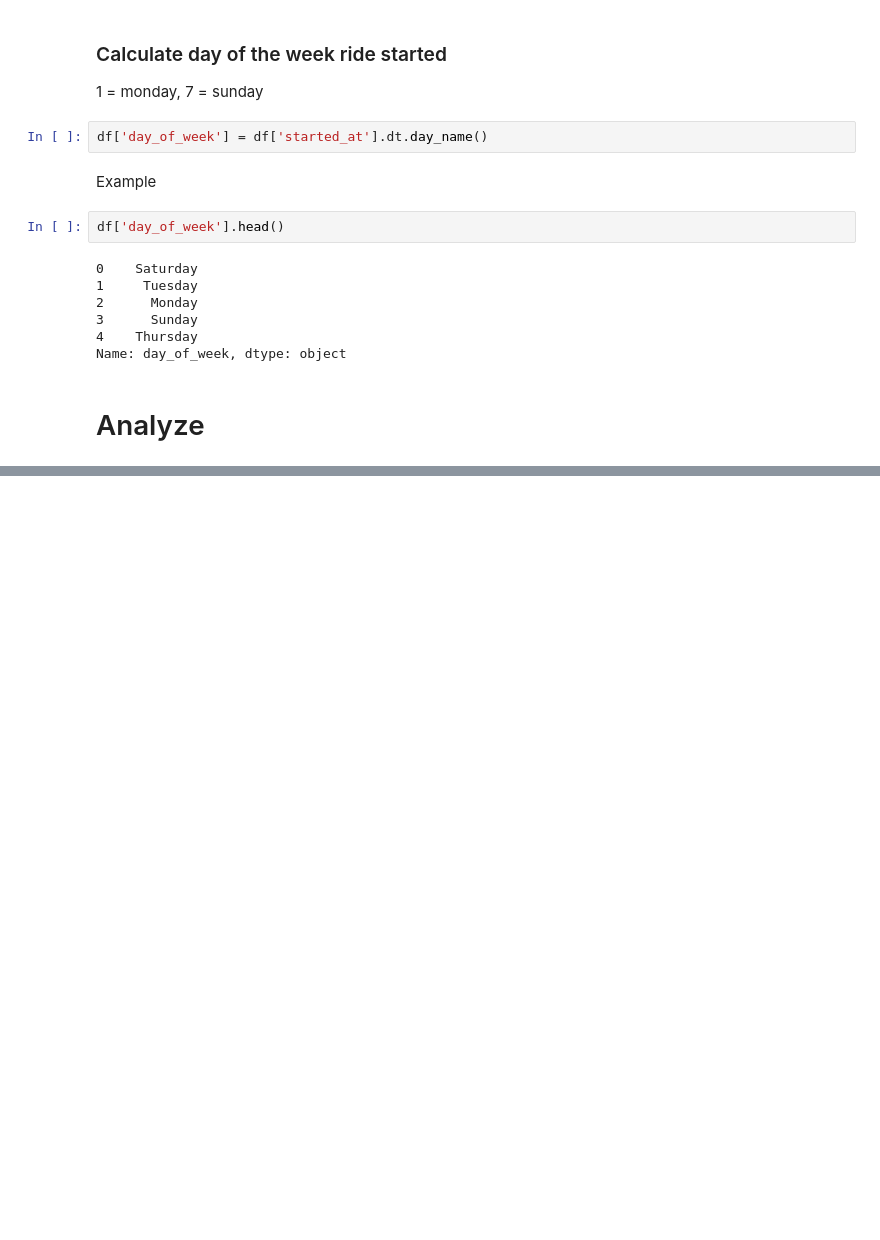
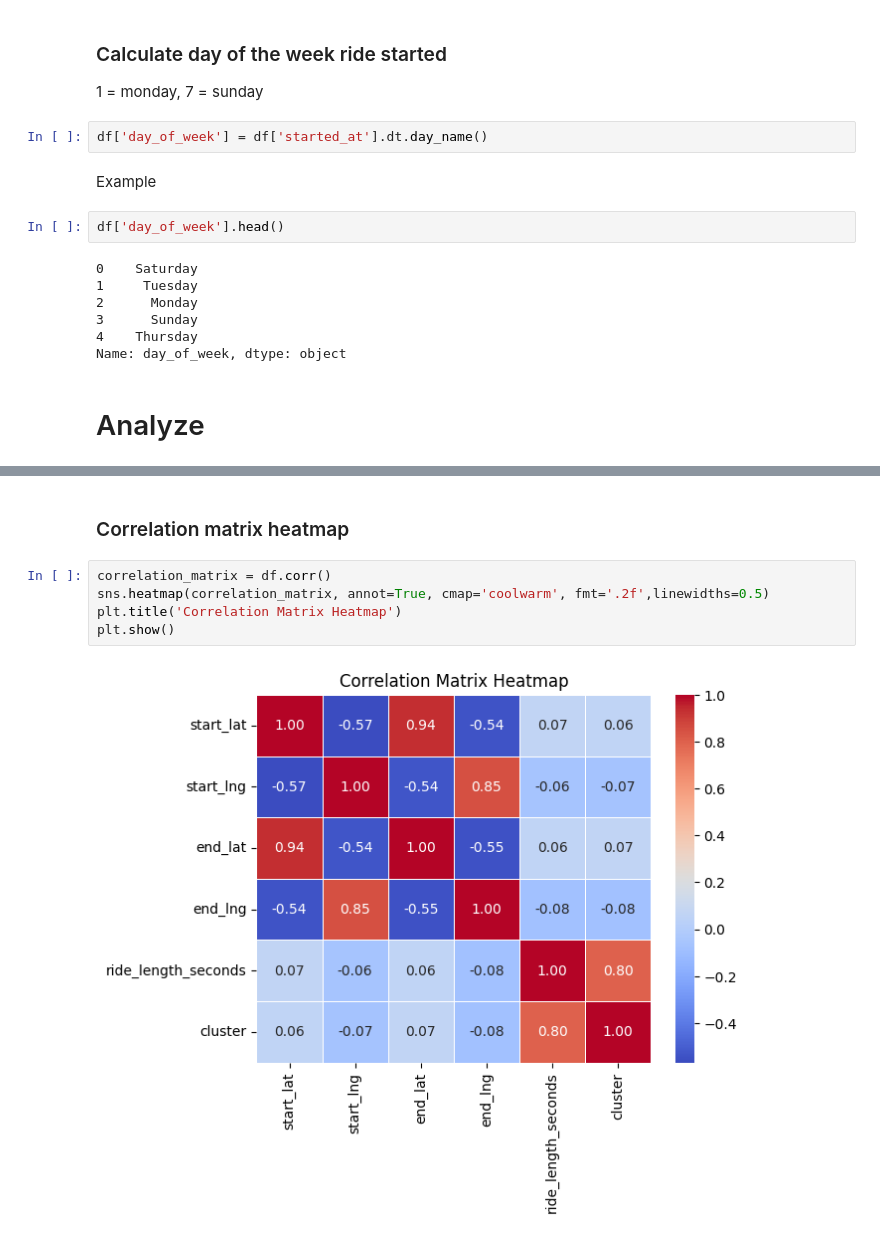
Before and after one commit to ATESAM-ABDULLAH/Coursera, a Jupyter notebook: Google Data Analytics/Capstone/Case Study 1/Code/Analysis.ipynb, the cells around one changed output, grey strips where cells are left out. Drawn from its saved outputs; the diff is of its cells as text; blank space fills up the shorter version.

```diff
--- a/Google Data Analytics/Capstone/Case Study 1/Code/Analysis.ipynb
+++ b/Google Data Analytics/Capstone/Case Study 1/Code/Analysis.ipynb
@@ -81,0 +236,9 @@ Name: day_of_week, dtype: object
+# %% [markdown]
+### Correlation matrix heatmap
+# %%
+correlation_matrix = df.corr()
+sns.heatmap(correlation_matrix, annot=True, cmap='coolwarm', fmt='.2f',linewidths=0.5)
+plt.title('Correlation Matrix Heatmap')
+plt.show()
+# %% [output]
+[figure, added]
```
Also changed, not shown: parts of 24 cells of this notebook, 7 other files.
